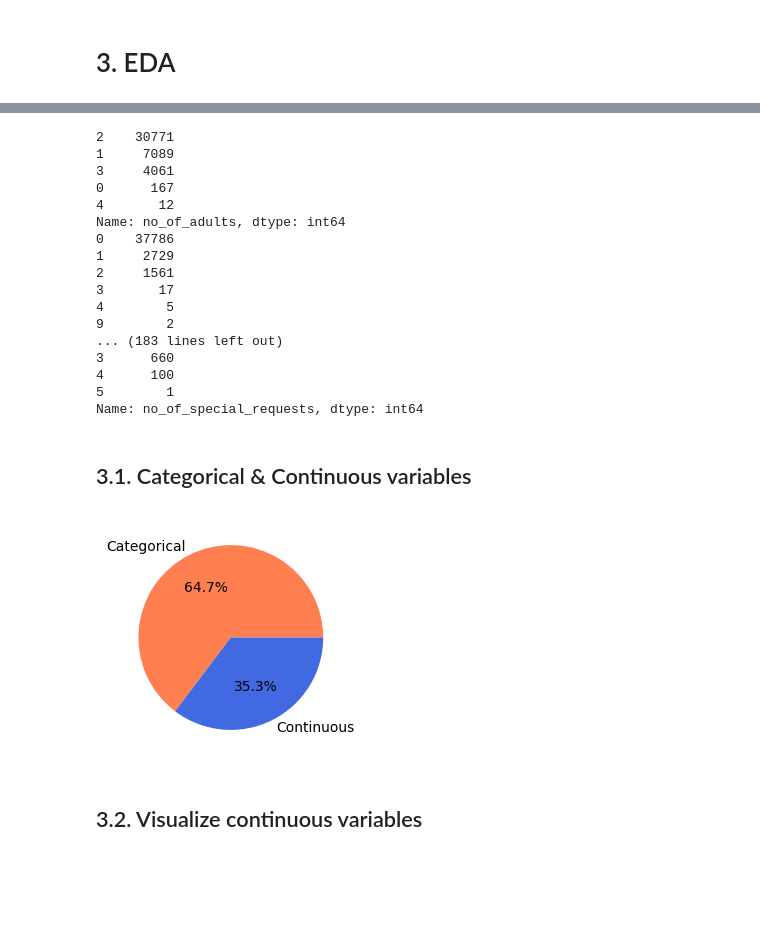
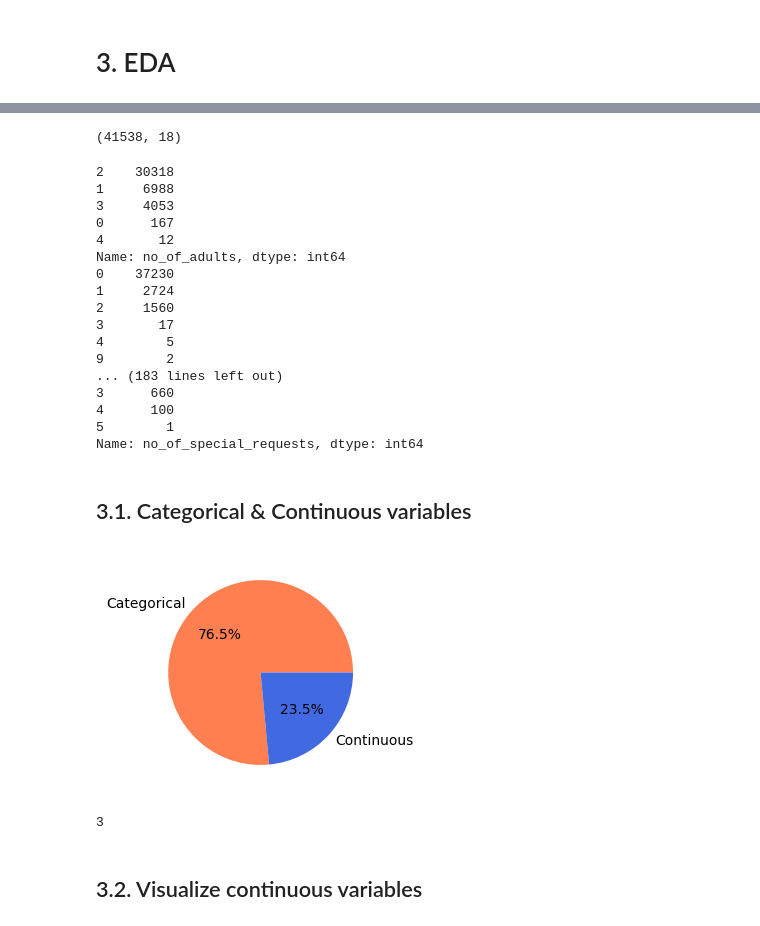
Before and after one commit to rolosa10/Kaggle_rls, a Jupyter notebook: playground_series_s3e7/EDA_and_baseline.ipynb, the cells around one changed output, grey strips where cells are left out. Saved outputs shown, nothing was run; the diff lists cells and outputs as text; code cells hidden in the pictures; blank space fills up the shorter version.

```diff
--- a/playground_series_s3e7/EDA_and_baseline.ipynb
+++ b/playground_series_s3e7/EDA_and_baseline.ipynb
@@ -77,18 +121,24 @@ train_df[train_df[[col for col in train_df.columns if col != 'booking_status']].
+# %%
+# Drop duplicates from the training dataset
+train_df = train_df.loc[train_df[~train_df[FEATURES].duplicated(keep='first')].index.tolist()]
+print(train_df.shape)
+# %% [output]
+(41538, 18)
 # %%
 # Check the type of variables that dataset has
 
 for col in train_df[FEATURES]:
     print(train_df[col].value_counts())
 # %% [output]
-2    30771
-1     7089
-3     4061
+2    30318
+1     6988
+3     4053
 0      167
 4       12
 Name: no_of_adults, dtype: int64
-0    37786
-1     2729
-2     1561
+0    37230
+1     2724
+2     1560
 3       17
 4        5
 9        2
@@ -102,26 +152,30 @@ Name: no_of_special_requests, dtype: int64
 # %%
 # Select categorical and continuous variables:
 # I will set categorical variables to the ones with less than 10 categories
 categorical_features = []
 continuous_features = []
 
 for col in FEATURES:
-    if train_df[col].nunique() <=10:
+    if train_df[col].nunique() <=31:
         categorical_features.append(col)
     else:
         continuous_features.append(col)
 
 
 fig = plt.figure(figsize=(6,3))
 plt.pie(
     [len(categorical_features), len(continuous_features)],
     labels = ['Categorical', 'Continuous'],
     colors=['coral','royalblue'],
     autopct='%1.1f%%'
 )
 plt.show()
 # %% [output]
-[figure, old version]
+[figure, new version]
+# %%
+len(continuous_features)
+# %% [output]
+3
 # %% [markdown]
 ## 3.2. Visualize continuous variables
 # %%
```
Also changed, not shown: parts of 34 cells of this notebook, 1 other file.
